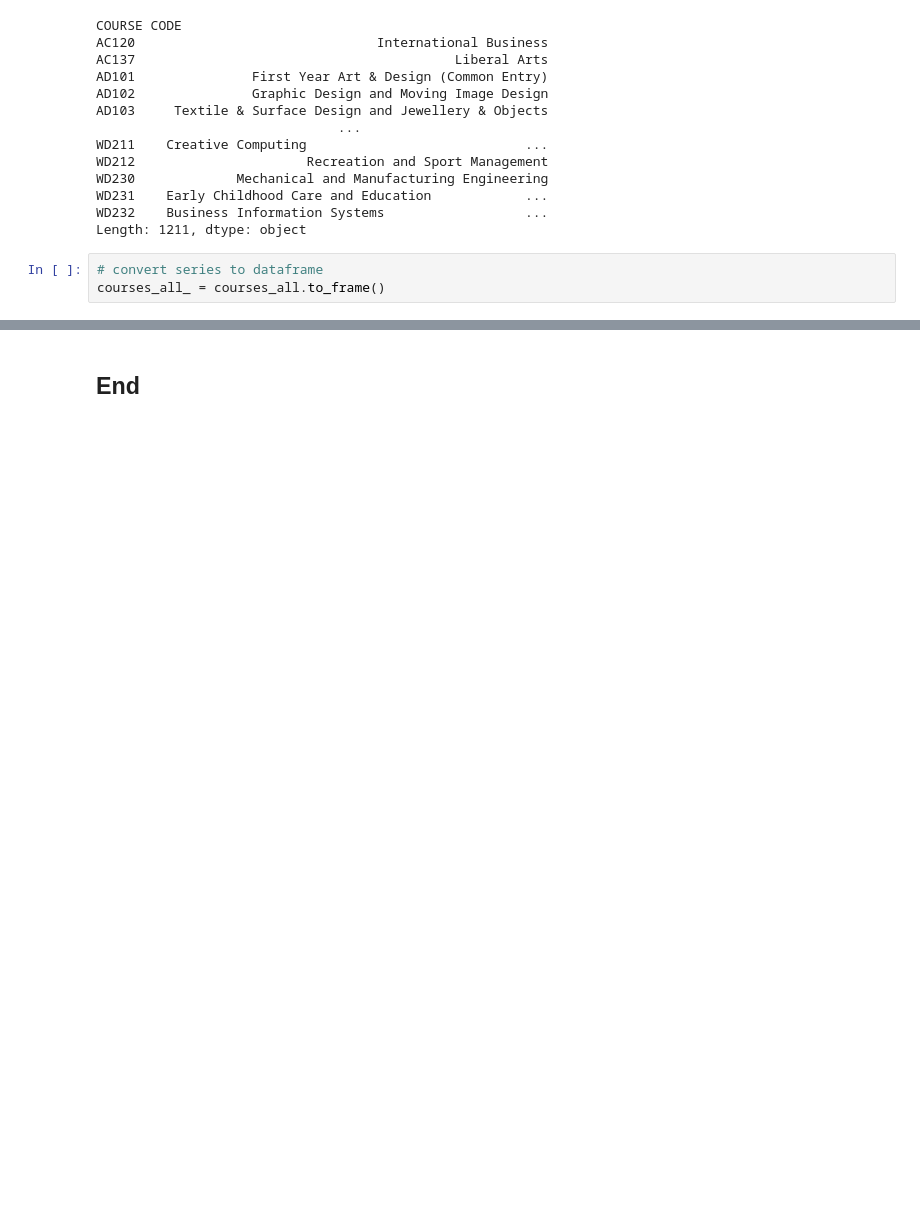
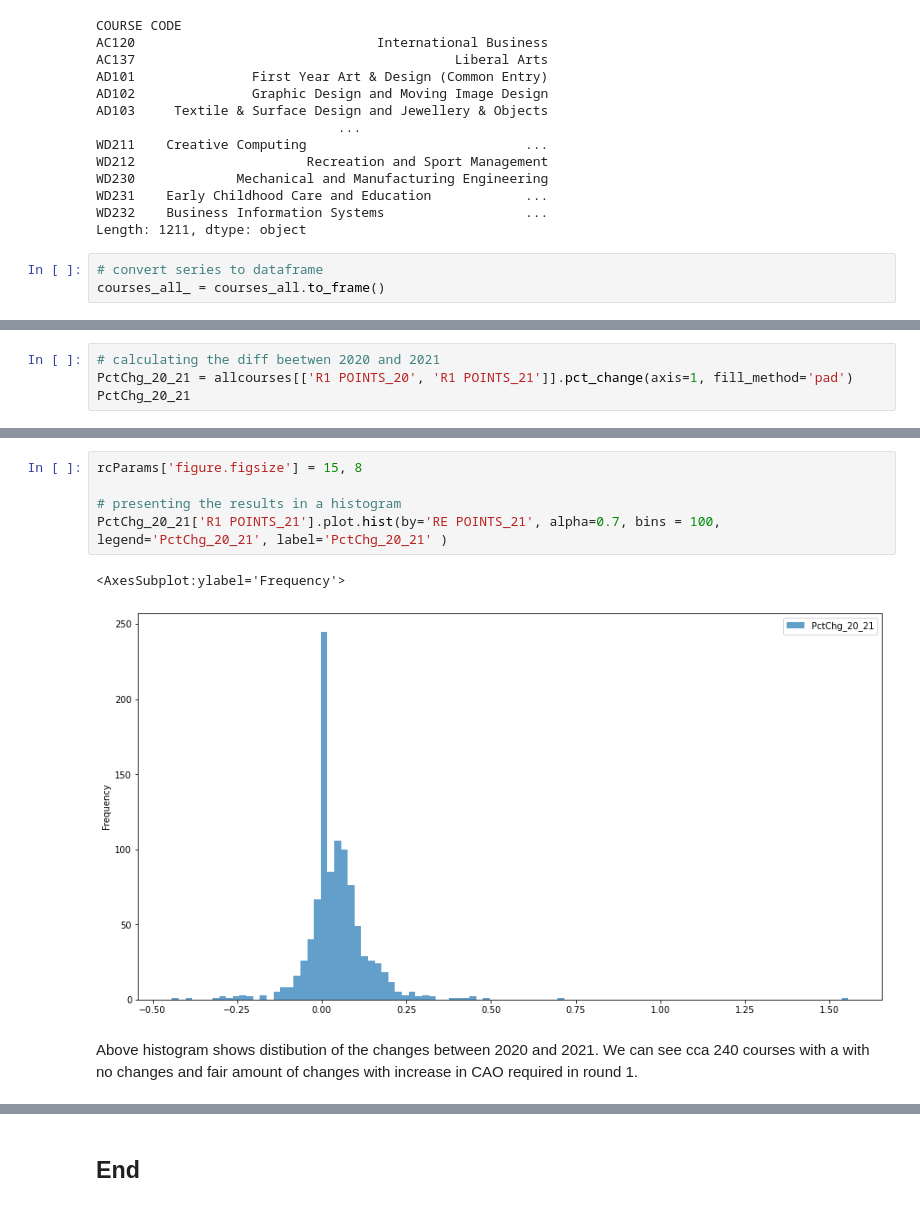
Before and after one commit to Anja585/SchoolProject-FundamentalsOfDataAnalysis, a Jupyter notebook: cao.ipynb, the cells around one changed output, grey strips where cells are left out. Saved outputs shown, nothing was run; the diff lists cells and outputs as text; blank space fills up the shorter version.

```diff
--- a/cao.ipynb
+++ b/cao.ipynb
@@ -382,0 +447,4 @@ allcourses
+# %%
+# calculating the diff beetwen 2020 and 2021
+PctChg_20_21 = allcourses[['R1 POINTS_20', 'R1 POINTS_21']].pct_change(axis=1, fill_method='pad')
+PctChg_20_21
@@ -382,0 +466,10 @@ allcourses
+# %%
+rcParams['figure.figsize'] = 15, 8
+
+# presenting the results in a histogram
+PctChg_20_21['R1 POINTS_21'].plot.hist(by='RE POINTS_21', alpha=0.7, bins = 100, legend='PctChg_20_21', label='PctChg_20_21' )
+# %% [output]
+<AxesSubplot:ylabel='Frequency'>
+[figure, added]
+# %% [markdown]
+Above histogram shows distibution of the changes between 2020 and 2021. We can see cca 240 courses with a with no changes and fair amount of changes with increase in CAO required in round 1.
```
Also changed, not shown: parts of 21 cells of this notebook, 3 other files.
